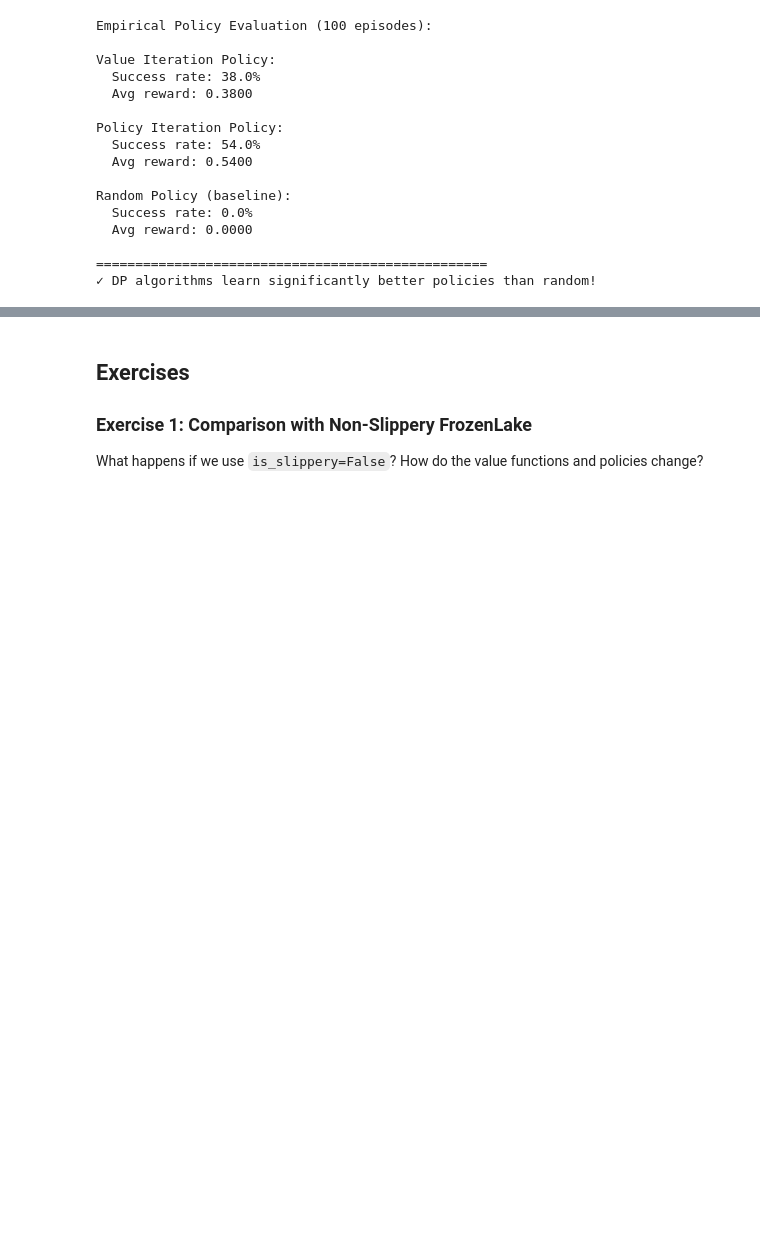
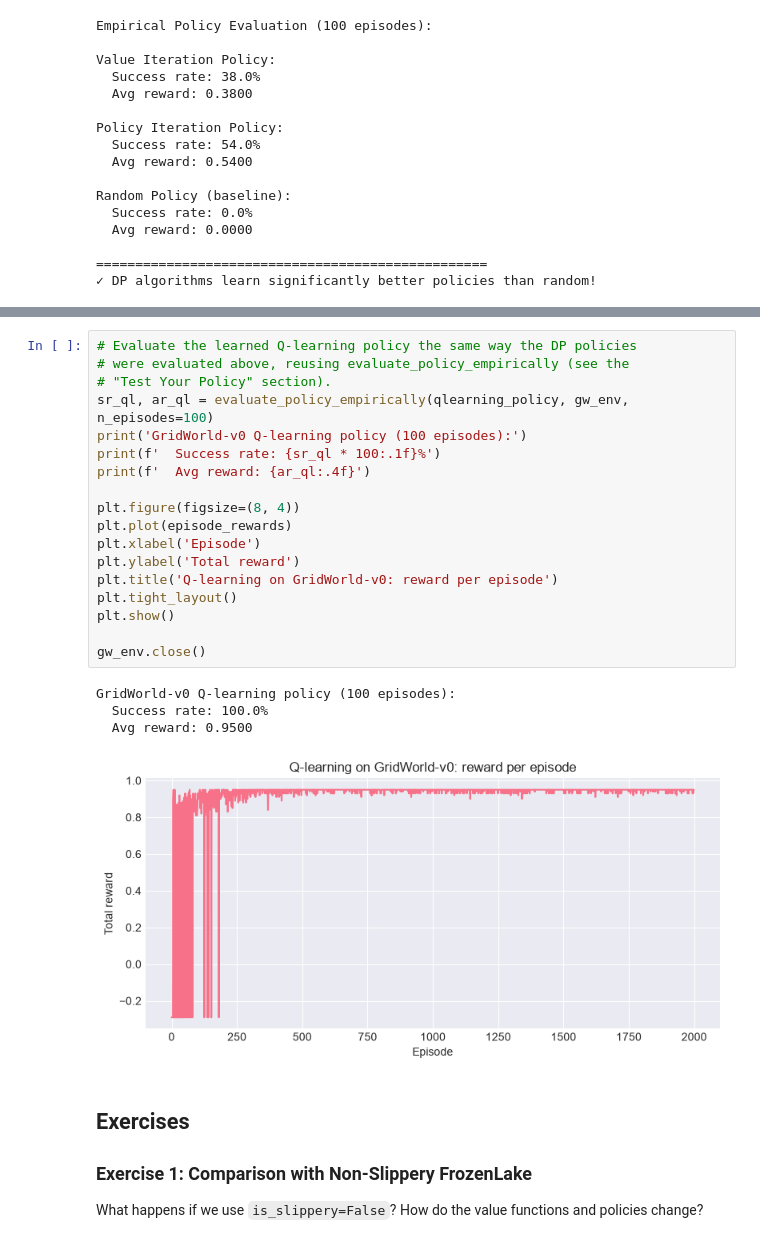
Before and after one commit to powell-clark/reinforcement-learning, a Jupyter notebook: notebooks/1b_mdp_practical.ipynb, the cells around one changed output, grey strips where cells are left out. Drawn from its saved outputs; the diff is of its cells as text; blank space fills up the shorter version.

```diff
--- a/notebooks/1b_mdp_practical.ipynb
+++ b/notebooks/1b_mdp_practical.ipynb
@@ -940,3 +1070,26 @@ Random Policy (baseline):
+# %%
+# Evaluate the learned Q-learning policy the same way the DP policies
+# were evaluated above, reusing evaluate_policy_empirically (see the
+# "Test Your Policy" section).
+sr_ql, ar_ql = evaluate_policy_empirically(qlearning_policy, gw_env, n_episodes=100)
+print('GridWorld-v0 Q-learning policy (100 episodes):')
+print(f'  Success rate: {sr_ql * 100:.1f}%')
+print(f'  Avg reward: {ar_ql:.4f}')
+
+plt.figure(figsize=(8, 4))
+plt.plot(episode_rewards)
+plt.xlabel('Episode')
+plt.ylabel('Total reward')
+plt.title('Q-learning on GridWorld-v0: reward per episode')
+plt.tight_layout()
+plt.show()
+
+gw_env.close()
+# %% [output]
+GridWorld-v0 Q-learning policy (100 episodes):
+  Success rate: 100.0%
+  Avg reward: 0.9500
+[figure, added]
 # %% [markdown]
 <a name="exercises"></a>
 ## Exercises
```
Also changed, not shown: parts of 10 cells of this notebook.
